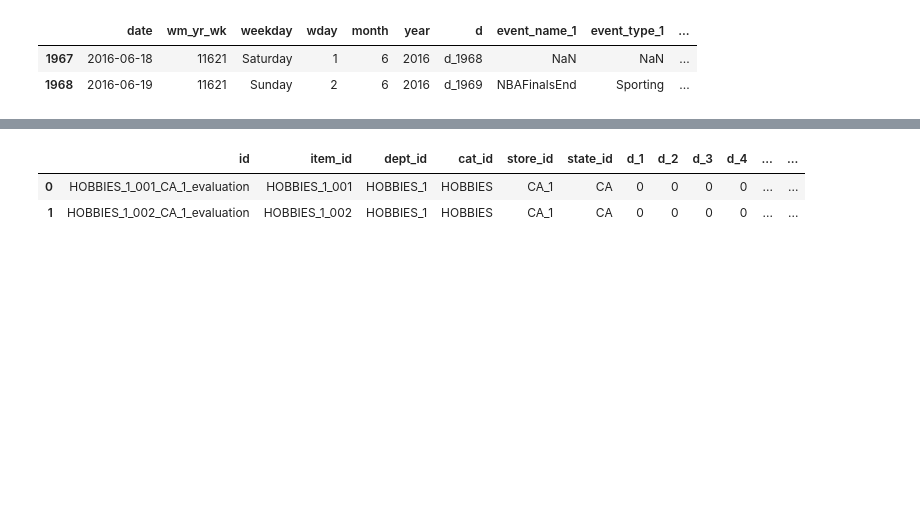
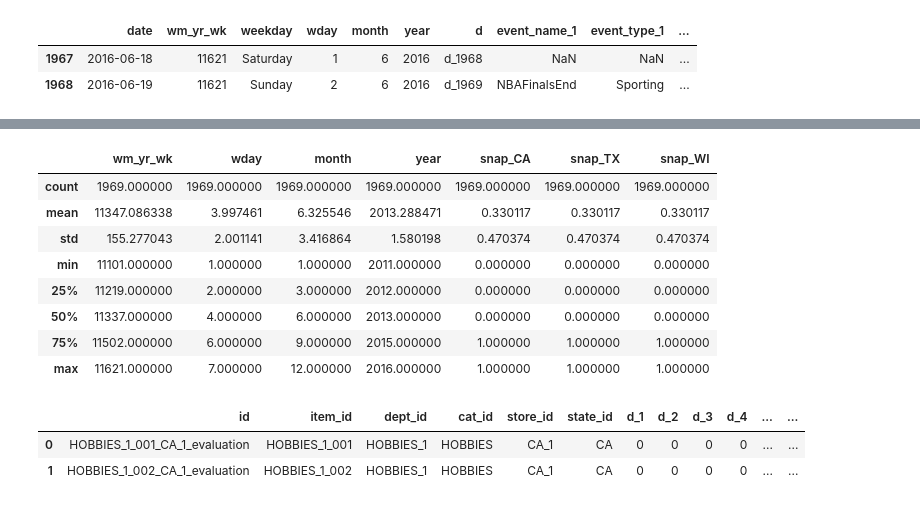
Before and after one commit to soi130/M5_case_study, a Jupyter notebook: M5_analysis.ipynb, the cells around one changed output, grey strips where cells are left out. Cells and saved outputs as stored; diff of their text form; code cells hidden in the pictures; blank space fills up the shorter version.

```diff
--- a/M5_analysis.ipynb
+++ b/M5_analysis.ipynb
@@ -21,3 +44,15 @@ display(calendar.tail(2))
+# %%
+calendar.describe()
+# %% [output]
+|  | wm_yr_wk | wday | month | year | snap_CA | snap_TX | snap_WI |
+| count | 1969.000000 | 1969.000000 | 1969.000000 | 1969.000000 | 1969.000000 | 1969.000000 | 1969.000000 |
+| mean | 11347.086338 | 3.997461 | 6.325546 | 2013.288471 | 0.330117 | 0.330117 | 0.330117 |
+| std | 155.277043 | 2.001141 | 3.416864 | 1.580198 | 0.470374 | 0.470374 | 0.470374 |
+| min | 11101.000000 | 1.000000 | 1.000000 | 2011.000000 | 0.000000 | 0.000000 | 0.000000 |
+| 25% | 11219.000000 | 2.000000 | 3.000000 | 2012.000000 | 0.000000 | 0.000000 | 0.000000 |
+| 50% | 11337.000000 | 4.000000 | 6.000000 | 2013.000000 | 0.000000 | 0.000000 | 0.000000 |
+| 75% | 11502.000000 | 6.000000 | 9.000000 | 2015.000000 | 1.000000 | 1.000000 | 1.000000 |
+| max | 11621.000000 | 7.000000 | 12.000000 | 2016.000000 | 1.000000 | 1.000000 | 1.000000 |
 # %%
 display(sales_train_evaluation.head(2))
 display(sales_train_evaluation.tail(2))
```
Also changed, not shown: parts of 24 cells of this notebook.
